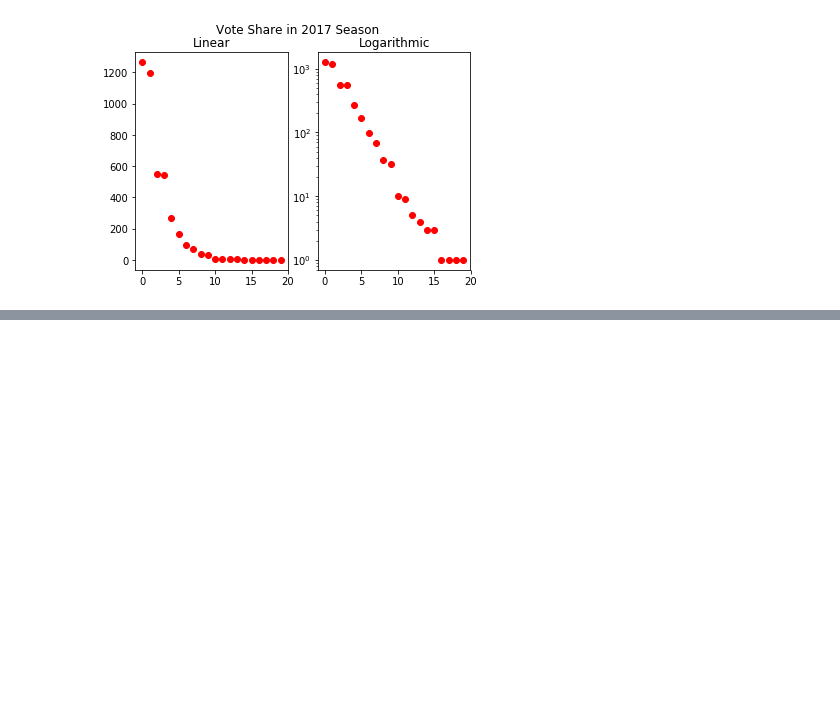
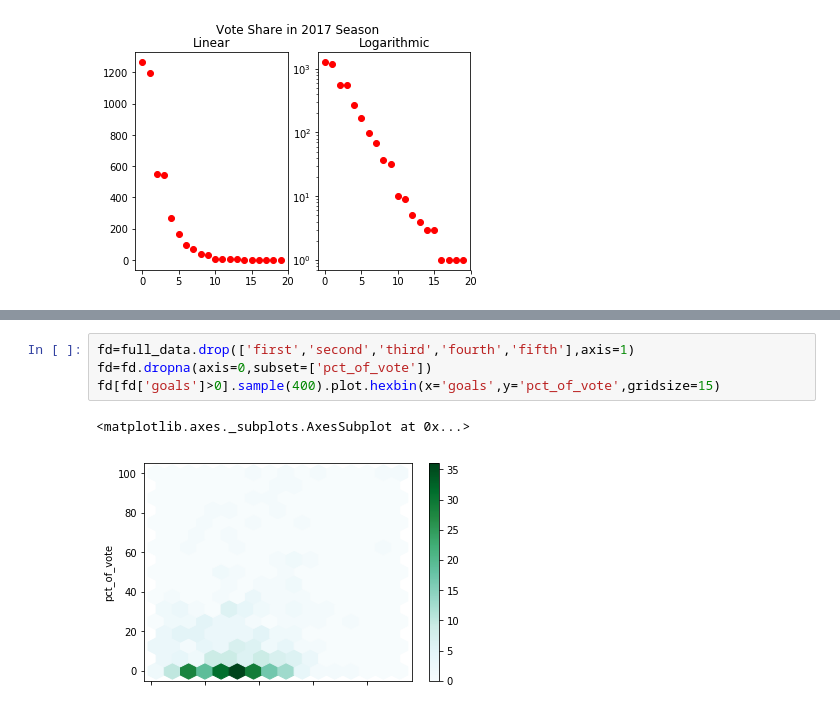
Before and after one commit to dbz10/NHL-Player-Awards, a Jupyter notebook: NHL MVP prediction.ipynb, the cells around one changed output, grey strips where cells are left out. Drawn from its saved outputs; the diff is of its cells as text; blank space fills up the shorter version.

```diff
--- a/NHL MVP prediction.ipynb
+++ b/NHL MVP prediction.ipynb
@@ -69,0 +81,7 @@ full_data.info
+# %%
+fd=full_data.drop(['first','second','third','fourth','fifth'],axis=1)
+fd=fd.dropna(axis=0,subset=['pct_of_vote'])
+fd[fd['goals']>0].sample(400).plot.hexbin(x='goals',y='pct_of_vote',gridsize=15)
+# %% [output]
+<matplotlib.axes._subplots.AxesSubplot at 0x...>
+[figure, added]
```
Also changed, not shown: parts of 5 cells of this notebook, 1 other file.
